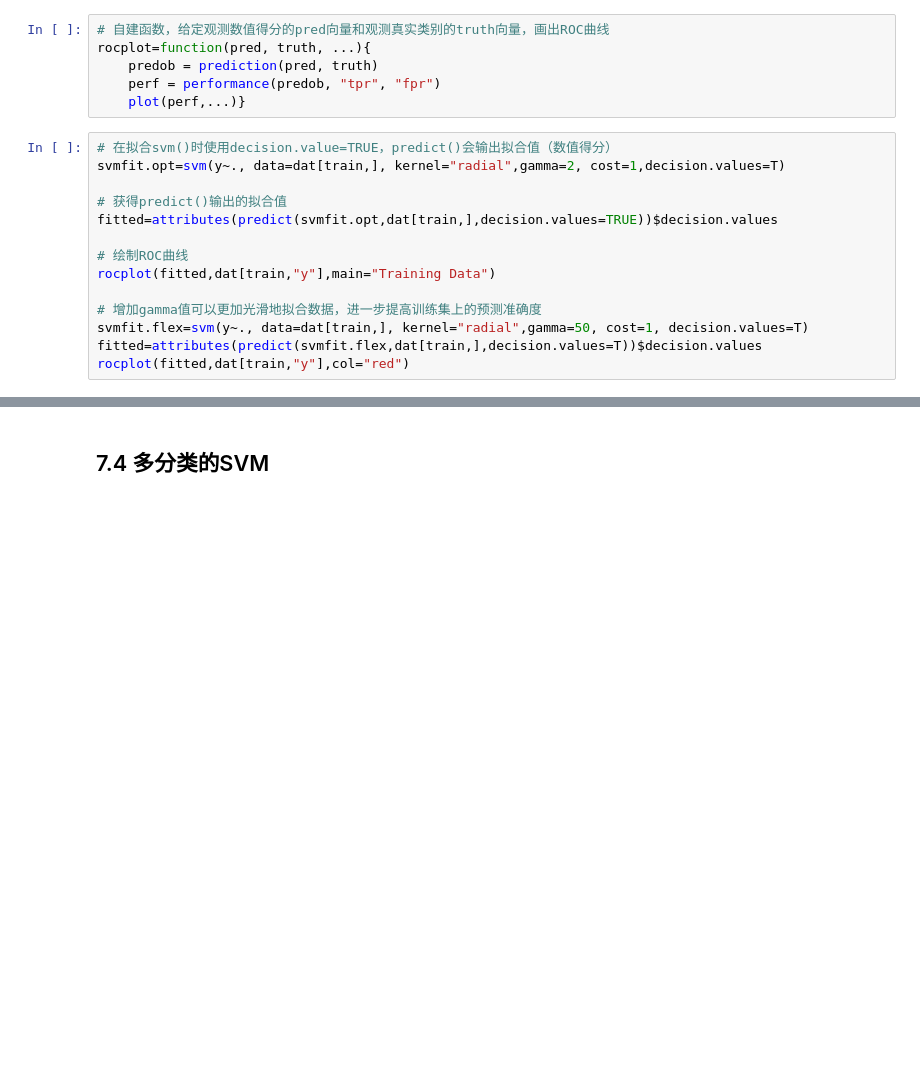
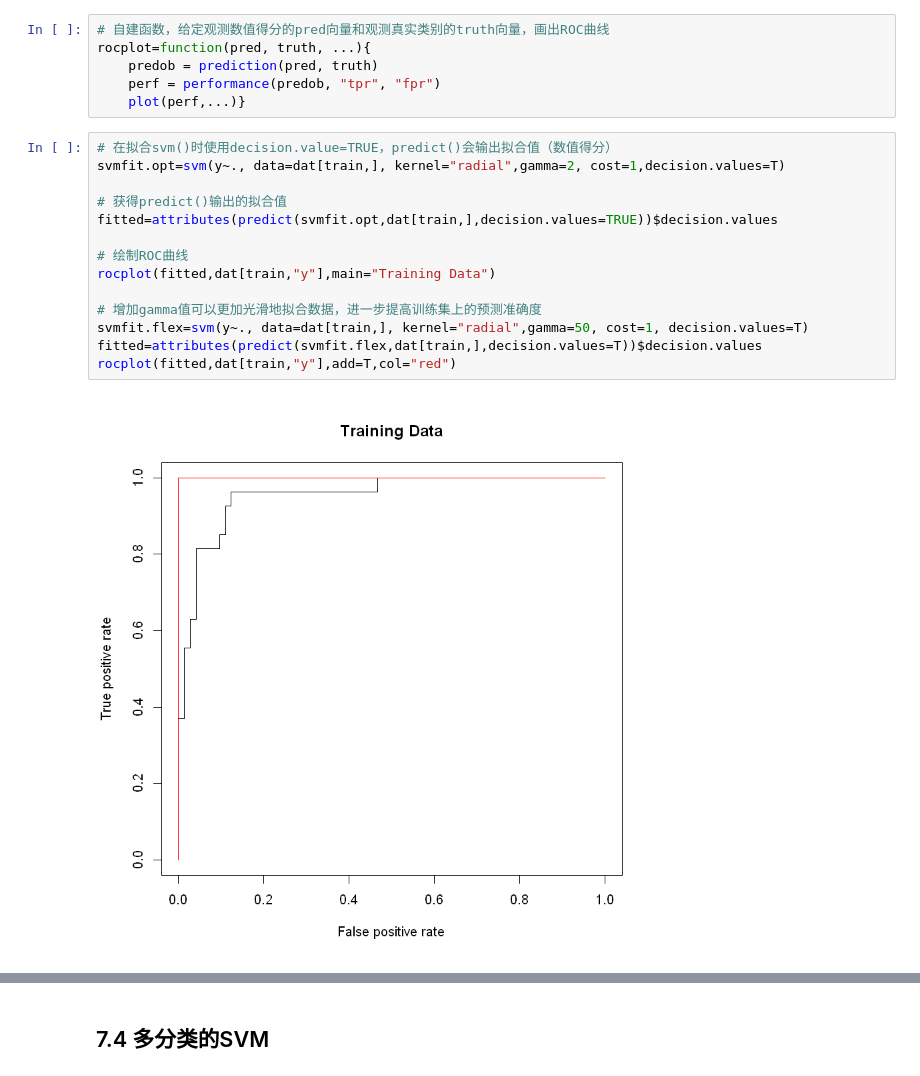
Before and after one commit to blueliberty/Statistical-learning, a Jupyter notebook: 7.SupportVectorMachines.ipynb, the cells around one changed output, grey strips where cells are left out. Drawn from its saved outputs; the diff is of its cells as text; blank space fills up the shorter version.

```diff
--- a/7.SupportVectorMachines.ipynb
+++ b/7.SupportVectorMachines.ipynb
@@ -317,17 +327,19 @@ rocplot=function(pred, truth, ...){
 # %%
 # 在拟合svm()时使用decision.value=TRUE，predict()会输出拟合值（数值得分）
 svmfit.opt=svm(y~., data=dat[train,], kernel="radial",gamma=2, cost=1,decision.values=T)
 
 # 获得predict()输出的拟合值
 fitted=attributes(predict(svmfit.opt,dat[train,],decision.values=TRUE))$decision.values
 
 # 绘制ROC曲线
 rocplot(fitted,dat[train,"y"],main="Training Data")
 
 # 增加gamma值可以更加光滑地拟合数据，进一步提高训练集上的预测准确度
 svmfit.flex=svm(y~., data=dat[train,], kernel="radial",gamma=50, cost=1, decision.values=T)
 fitted=attributes(predict(svmfit.flex,dat[train,],decision.values=T))$decision.values
-rocplot(fitted,dat[train,"y"],col="red")
+rocplot(fitted,dat[train,"y"],add=T,col="red")
+# %% [output]
+[figure, added]
 # %%
 # 观察测试集上的预测结果，gamma=2的模型在测试集上表现更好（控制了过拟合）
 
```
Also changed, not shown: parts of 2 cells of this notebook.
